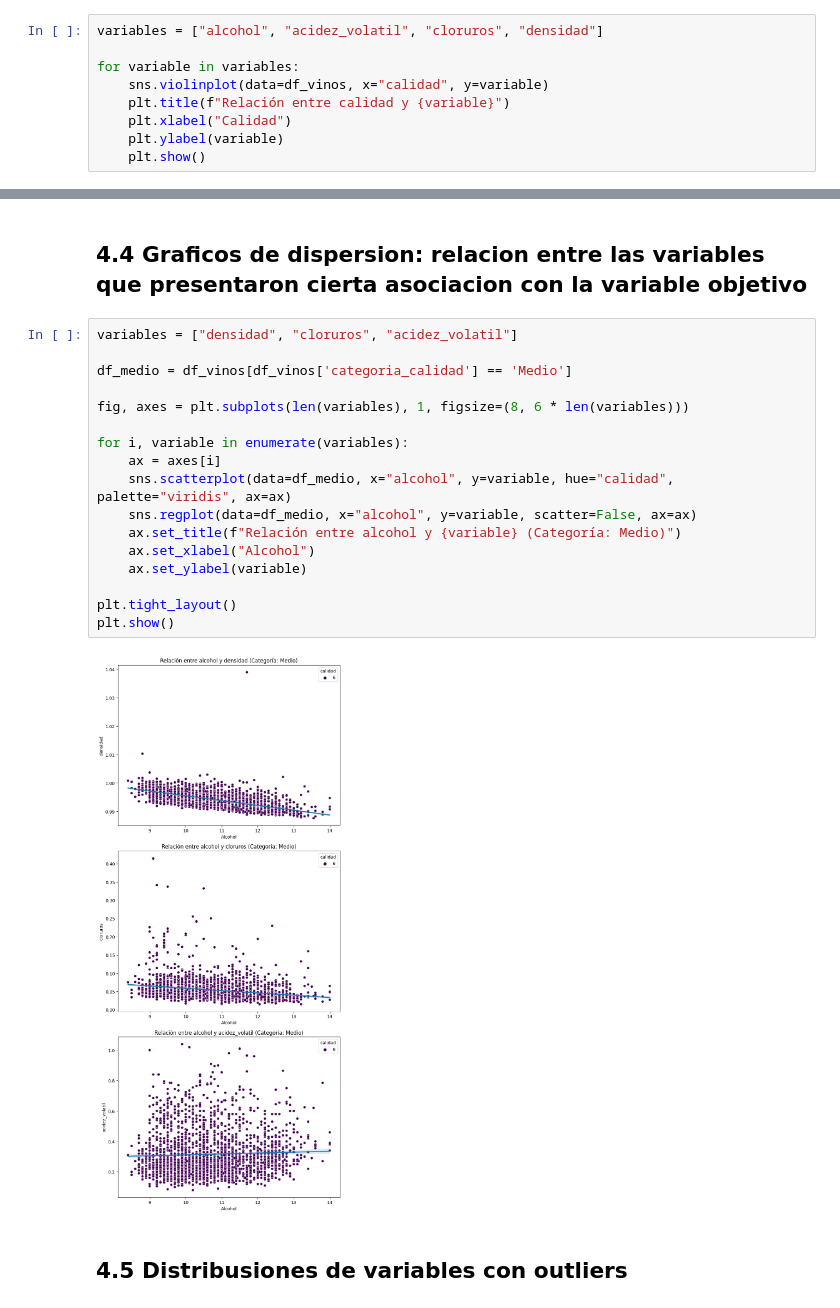
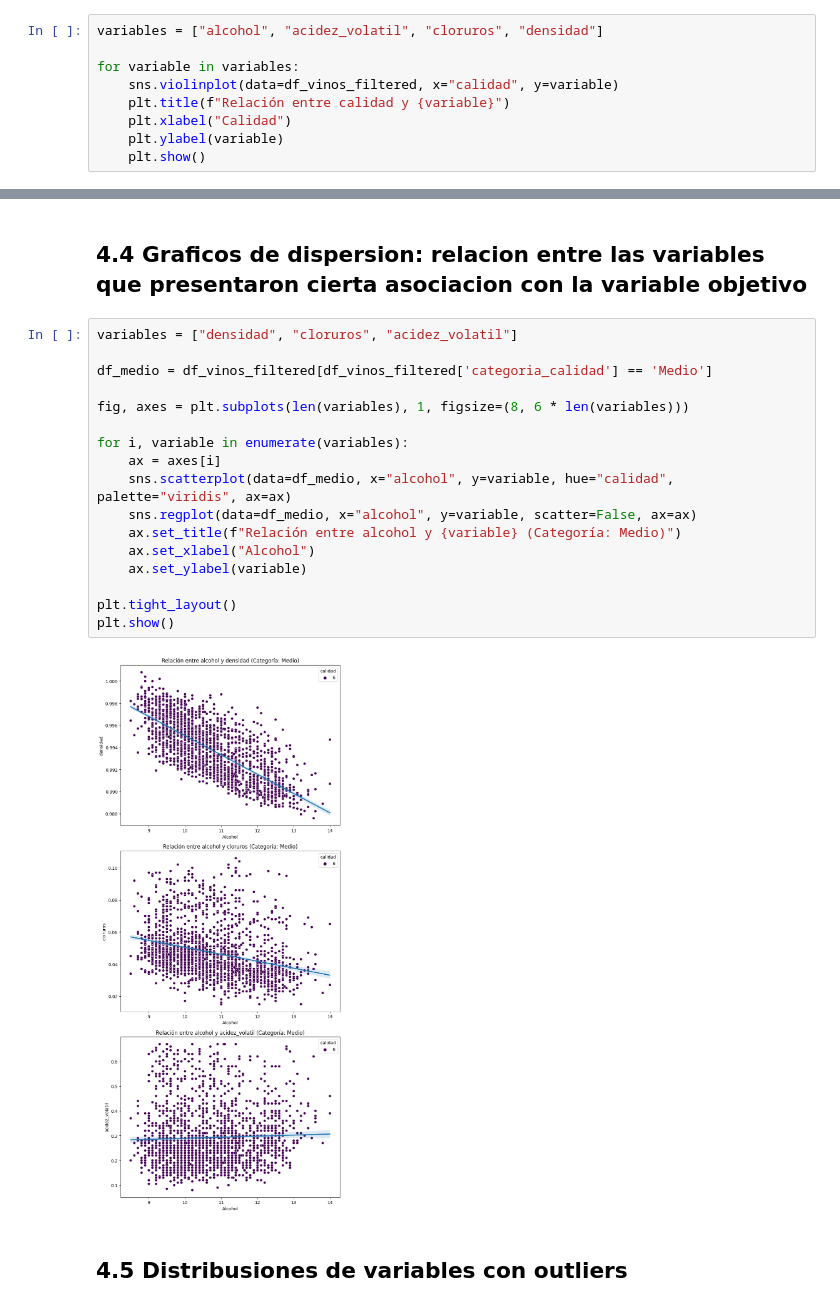
Before and after one commit to MartinO32/procesamiento_de_datos_G11_ISPC, a Jupyter notebook: Proyecto_Final.ipynb, the cells around one changed output, grey strips where cells are left out. Cells and saved outputs as stored; diff of their text form.

```diff
--- a/Proyecto_Final.ipynb
+++ b/Proyecto_Final.ipynb
@@ -665,7 +664,7 @@ Name: calidad, dtype: float64
 variables = ["alcohol", "acidez_volatil", "cloruros", "densidad"]
 
 for variable in variables:
-    sns.violinplot(data=df_vinos, x="calidad", y=variable)
+    sns.violinplot(data=df_vinos_filtered, x="calidad", y=variable)
     plt.title(f"Relación entre calidad y {variable}")
     plt.xlabel("Calidad")
     plt.ylabel(variable)
@@ -694,22 +693,22 @@ for i in range(len(variables_analizadas)):
 # %%
 variables = ["densidad", "cloruros", "acidez_volatil"]
 
-df_medio = df_vinos[df_vinos['categoria_calidad'] == 'Medio']
+df_medio = df_vinos_filtered[df_vinos_filtered['categoria_calidad'] == 'Medio']
 
 fig, axes = plt.subplots(len(variables), 1, figsize=(8, 6 * len(variables)))
 
 for i, variable in enumerate(variables):
     ax = axes[i]
     sns.scatterplot(data=df_medio, x="alcohol", y=variable, hue="calidad", palette="viridis", ax=ax)
     sns.regplot(data=df_medio, x="alcohol", y=variable, scatter=False, ax=ax)
     ax.set_title(f"Relación entre alcohol y {variable} (Categoría: Medio)")
     ax.set_xlabel("Alcohol")
     ax.set_ylabel(variable)
 
 plt.tight_layout()
 plt.show()
 # %% [output]
-[figure, old version]
+[figure, new version]
 # %% [markdown]
 ## 4.5 Distribusiones de variables con outliers
 # %% [markdown]
```
Also changed, not shown: parts of 3 cells of this notebook, 4 other files.
